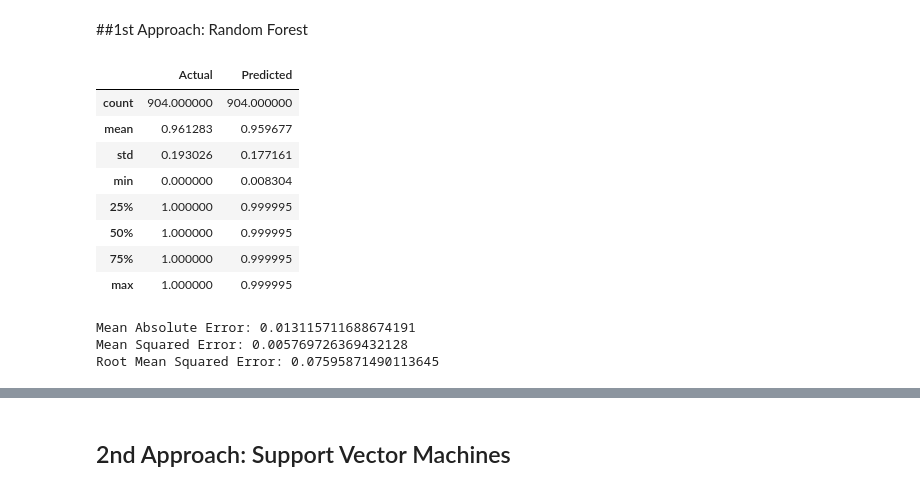
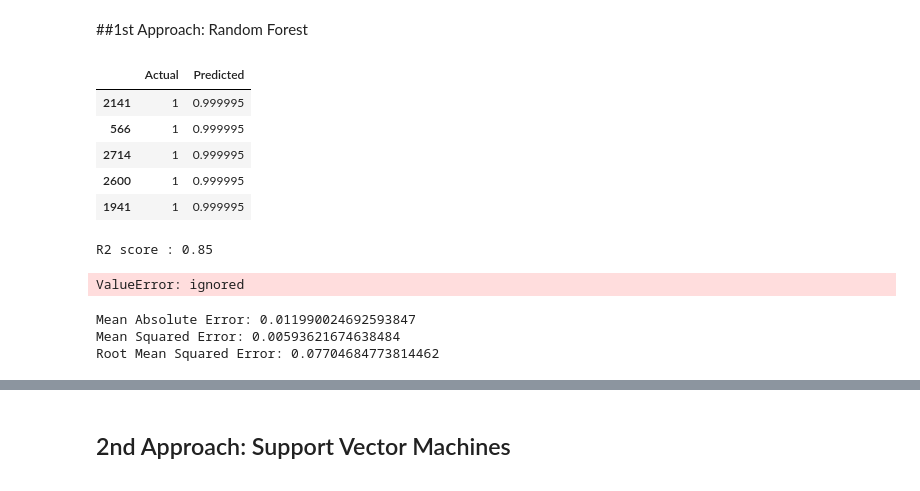
Before and after one commit to vivianusdjpy/Nairobi-Hospital-test-for-hypothyroidism., a Jupyter notebook: Nairobi_Hospital_test_for_hypothyroidism_.ipynb, the cells around one changed output, grey strips where cells are left out. Saved outputs shown, nothing was run; the diff lists cells and outputs as text; code cells hidden in the pictures.

Commit message:
Error!

```diff
--- a/Nairobi_Hospital_test_for_hypothyroidism_.ipynb
+++ b/Nairobi_Hospital_test_for_hypothyroidism_.ipynb
@@ -560,8 +535,9 @@ from sklearn.decomposition import PCA
 
 np.random.seed(0)
 
-y = hypothyroid_8['status'].values
-X = hypothyroid_8.drop(['status'], axis=1)
+X = hypothyroid_7.drop('status', axis=1)
+
+X = pd.get_dummies(X)
 
 train_features = X
 
@@ -573,7 +549,7 @@ n_pcs= model.components_.shape[0]
 # LIST COMPREHENSION HERE
 most_important = [np.abs(model.components_[i]).argmax() for i in range(n_pcs)]
 initial_feature_names = [ 'age', 'sex', 'on_thyroxine', 'query_on_thyroxine',
-       'on_antithyroid_medication', 'thyroid_surgery', 'query_hypothyroid',
+       'on_antithyroid_medication', 'thyroid_surgery', 'query3hypothyroid',
        'query_hyperthyroid', 'pregnant', 'sick', 'tumor', 'lithium', 'goitre',
        'TSH_measured', 'TSH', 'T3_measured', 'T3', 'TT4_measured', 'TT4',
        'T4U_measured', 'T4U', 'FTI_measured', 'FTI', 'TBG_measured']
@@ -604,6 +580,7 @@ df
 from sklearn.tree import DecisionTreeRegressor
 from sklearn.model_selection import train_test_split
 
+y = hypothyroid_7.status.cat.codes
 # Split the independent and dependent variables
 
 
@@ -611,36 +588,44 @@ X_train, X_test, y_train, y_test = train_test_split(X, y, test_size=0.3, random_
 # %%
 # Import the model
 from sklearn.ensemble import RandomForestRegressor
 
 # The random_state variable is here to guarantee that we all see the same numbers.
 # Note that we can provide the same parameters as in the decision tree, such as
 # min_samples_split or max_depth
-forest = RandomForestRegressor(n_estimators = 100, random_state=42, min_samples_split = 20, max_depth=5)
+
+forest = RandomForestRegressor(n_estimators = 100, random_state=42, min_samples_split = 10, max_depth=5)
+
 forest = forest.fit(X_train, y_train)
 
 # Predict based on the model we've trained
 y_pred = forest.predict(X_test)
 
 
-comparison_frame = pd.DataFrame({'Actual': y_test.flatten(), 'Predicted': y_pred.flatten()})
+comparison_frame = pd.DataFrame({'Actual': y_test, 'Predicted': y_pred})
 
-comparison_frame.describe()
+comparison_frame.head(5)
 # %% [output]
 |  | Actual | Predicted |
-| count | 904.000000 | 904.000000 |
-| mean | 0.961283 | 0.959677 |
-| std | 0.193026 | 0.177161 |
-| min | 0.000000 | 0.008304 |
-| 25% | 1.000000 | 0.999995 |
-| 50% | 1.000000 | 0.999995 |
-| 75% | 1.000000 | 0.999995 |
-| max | 1.000000 | 0.999995 |
+| 2141 | 1 | 0.999995 |
+| 566 | 1 | 0.999995 |
+| 2714 | 1 | 0.999995 |
+| 2600 | 1 | 0.999995 |
+| 1941 | 1 | 0.999995 |
+# %%
+r2_score(y_test, y_pred)
+
+print("R2 score : %.2f" % r2_score(y_test,y_pred))
+
+accuracy_score(y_test , y_pred)
+# %% [output]
+R2 score : 0.85
+ValueError: ignored
 # %%
 # And now we assess the errors
 print('Mean Absolute Error:', metrics.mean_absolute_error(y_test, y_pred))
 print('Mean Squared Error:', metrics.mean_squared_error(y_test, y_pred))
 print('Root Mean Squared Error:', np.sqrt(metrics.mean_squared_error(y_test, y_pred)))
 # %% [output]
-Mean Absolute Error: 0.013115711688674191
-Mean Squared Error: 0.005769726369432128
-Root Mean Squared Error: 0.07595871490113645
+Mean Absolute Error: 0.011990024692593847
+Mean Squared Error: 0.00593621674638484
+Root Mean Squared Error: 0.07704684773814462
```
Also changed, not shown: parts of 9 cells of this notebook.
